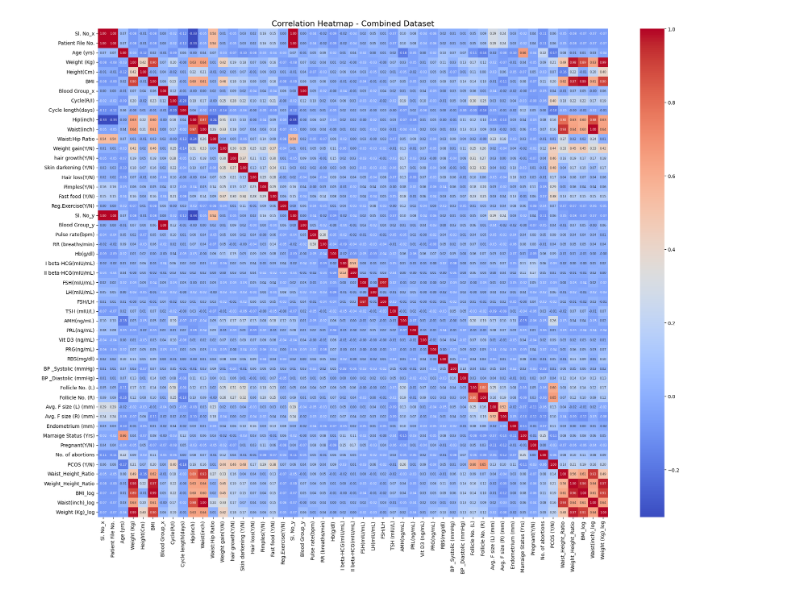
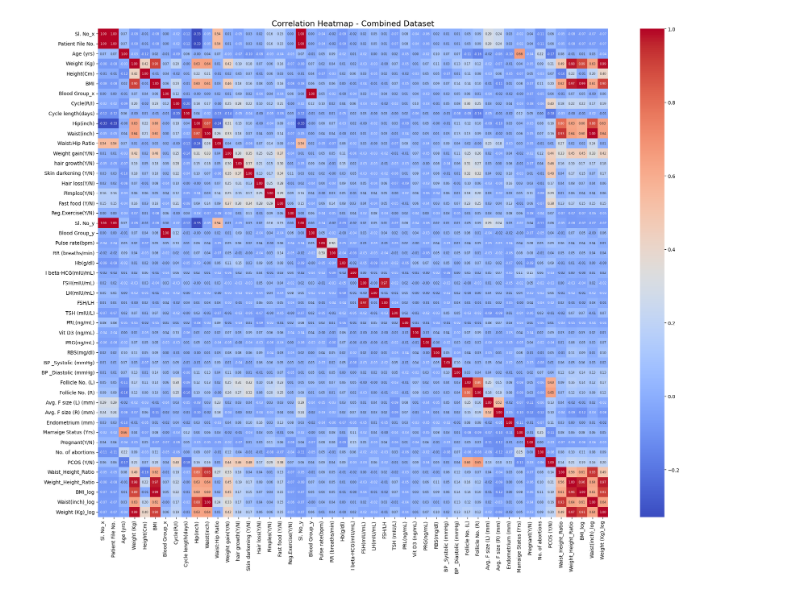
Before and after one commit to Yashikagoyal2105/ai-research-hub, a Jupyter notebook: early-pcos-risk-detection.ipynb, the cells around one changed output. Saved outputs shown, nothing was run; the diff lists cells and outputs as text; code cells hidden in the pictures.

```diff
--- a/early-pcos-risk-detection.ipynb
+++ b/early-pcos-risk-detection.ipynb
@@ -377,21 +495,28 @@ Best Model per Dataset (Auto-selected by ROC-AUC)
 # %%
+# Select only numeric columns from combined_df
+numeric_df = combined_df.select_dtypes(include=[np.number])
+
+# Optional: clean malformed numeric values (like "1.99.")
+numeric_df = numeric_df.apply(pd.to_numeric, errors="coerce")
+
+
 plt.figure(figsize=(20, 16))
 
 sns.heatmap(
     numeric_df.corr(),
     annot=True,
     fmt=".2f",
     cmap="coolwarm",
     annot_kws={"size": 6}  # smaller text
 )
 
 plt.title("Correlation Heatmap - Combined Dataset", fontsize=16)
 plt.xticks(rotation=90)
 plt.yticks(rotation=0)
 plt.tight_layout()
 plt.show()
 # %% [output]
-[figure, old version]
+[figure, new version]
 # %%
 # Example: preserve feature names after preprocessing
 X_clin, y_clin = preprocess_dataset(clinical_df)
```
Also changed, not shown: parts of 13 cells of this notebook.
